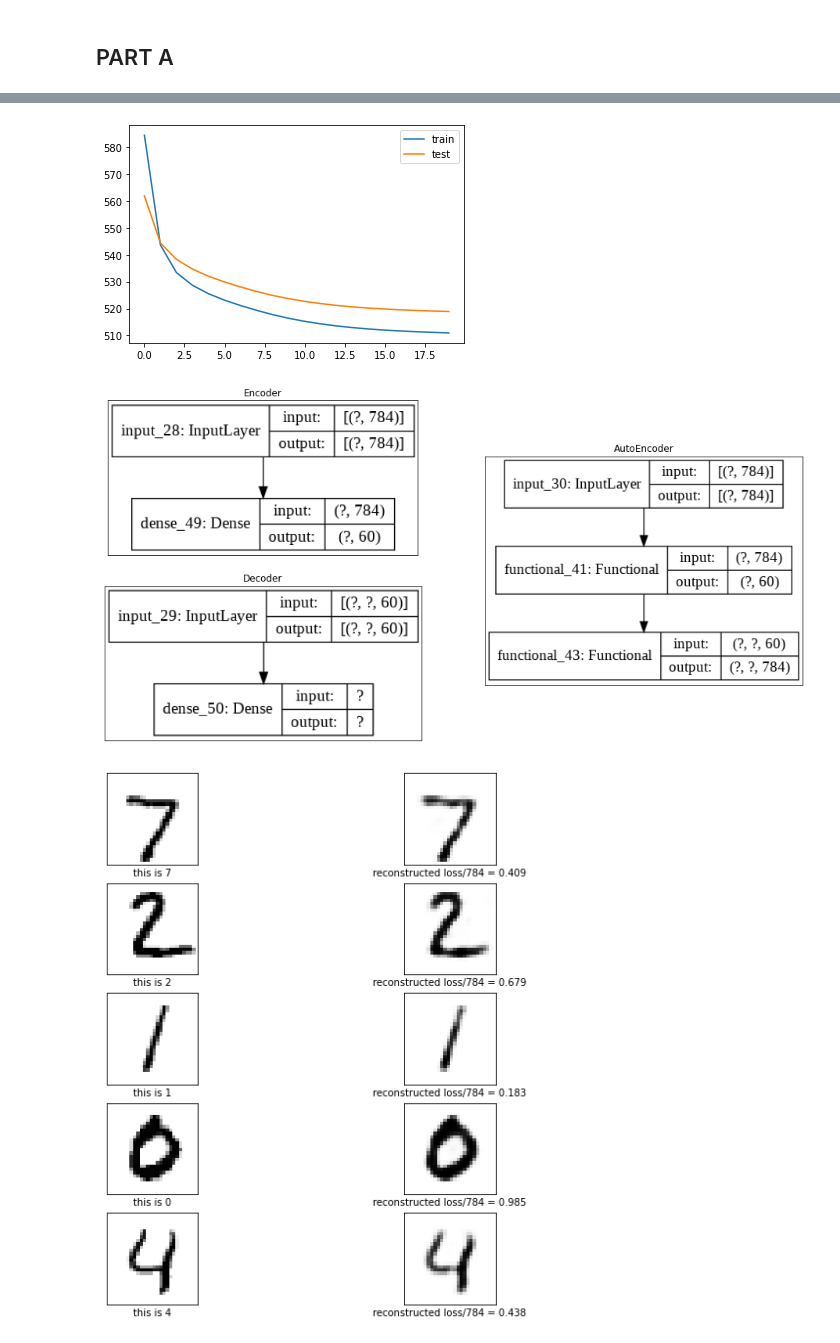
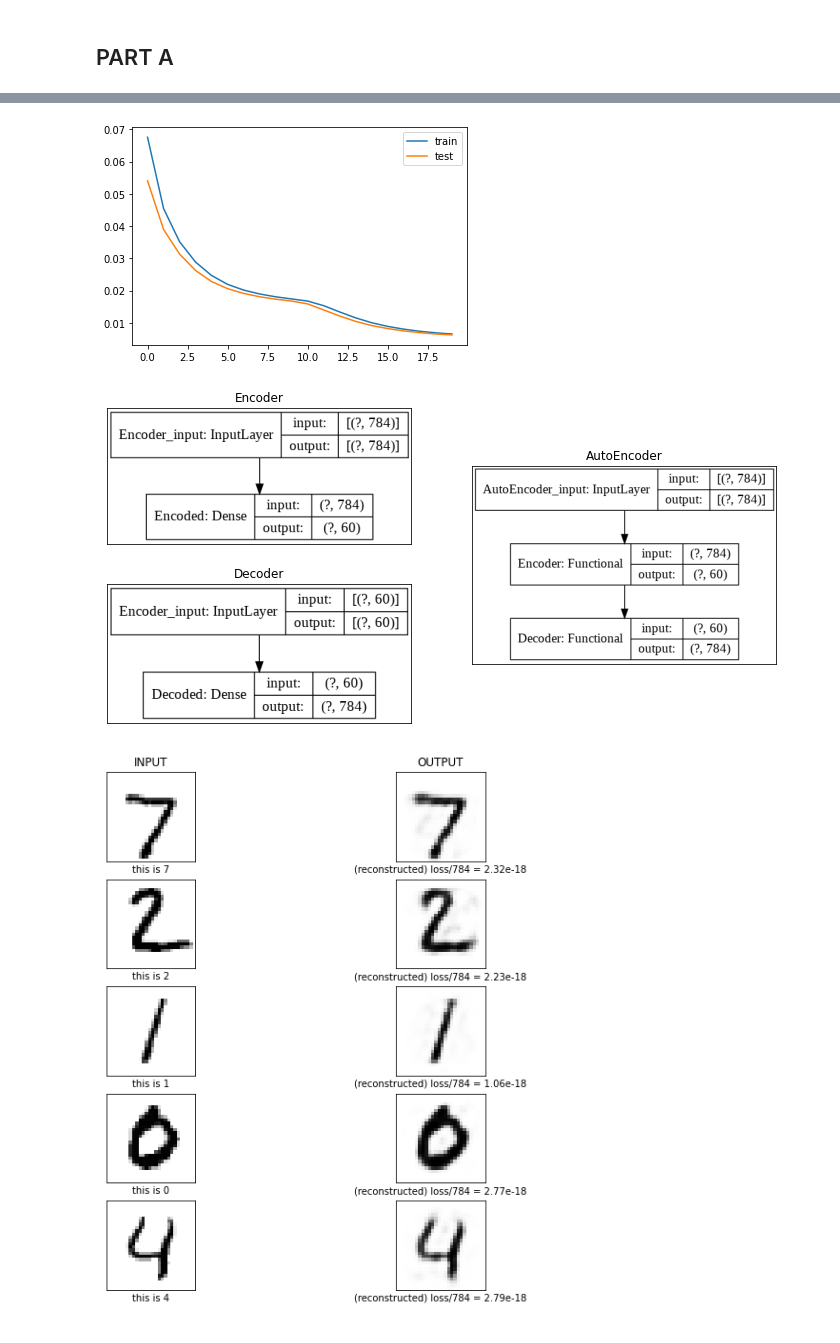
Before and after one commit to MohammadRaziei/Deep-Learning-Cource, a Jupyter notebook: HW03/Q6/HW03_Q6.ipynb, the cells around one changed output, grey strips where cells are left out. Saved outputs shown, nothing was run; the diff lists cells and outputs as text; code cells hidden in the pictures.

```diff
--- a/HW03/Q6/HW03_Q6.ipynb
+++ b/HW03/Q6/HW03_Q6.ipynb
@@ -53,19 +58,19 @@ data_dim = data_train.shape[1];
 # %%
 # Make encoder:
-encoder_input = Input(shape=(data_dim))
-encoded = Dense(60, activation="sigmoid")(encoder_input)
-encoder_model = Model(encoder_input, encoded)
+encoder_input = Input(shape=(data_dim), name='Encoder_input')
+encoded = Dense(60, activation="sigmoid", name='Encoded')(encoder_input)
+encoder_model = Model(encoder_input, encoded, name='Encoder')
 
 # Make decoder:
-decoder_input = Input(shape=encoded.shape)
-decoded  = Dense(data_dim, activation="sigmoid")(decoder_input)
-decoder_model = Model(decoder_input, decoded)
+decoder_input = Input(shape=encoded.shape[1:], name='Encoder_input')
+decoded  = Dense(data_dim, activation="sigmoid", name='Decoded')(decoder_input)
+decoder_model = Model(decoder_input, decoded, name='Decoder')
 
 # Make autoencoder:
-ae_input = Input(shape=(data_dim))
+ae_input = Input(shape=(data_dim), name='AutoEncoder_input')
 ae_encoded = encoder_model(ae_input)
 ae_decoded = decoder_model(ae_encoded)
-autoencoder_model = Model(inputs=ae_input, outputs=ae_decoded)
+autoencoder_model = Model(inputs=ae_input, outputs=ae_decoded, name='AutoEncoder')
 
 autoencoder_model.compile(optimizer='adam',
               loss=MeanSquaredError(),
@@ -104,6 +111,6 @@ plt.plot(history.history['val_loss'], label='test')
 plt.legend()
 plt.show()
 # %% [output]
-[figure, old version]
+[figure, new version]
 # %%
 # plot the autoencoder
@@ -123,39 +123,43 @@ def plot_image(img, method=None):
 # %%
-from keras.preprocessing.image import load_img
-plt.rcParams['figure.figsize'] = [16, 8]
+# plt.rcParams['figure.figsize'] = [16, 8]
+plt.figure(figsize=(12,6))
 
 # Encoder:
 plt.subplot(2,2,1)
-plot_image(load_img('encoder_model.png'))
+plot_image(load_img('shallow_encoder_model.png'))
 plt.title('Encoder')
 # Decoder:
 plt.subplot(2,2,3)
-plot_image(load_img('decoder_model.png'))
+plot_image(load_img('shallow_decoder_model.png'))
 plt.title('Decoder')
 # Autoencoder:
 plt.subplot2grid((2, 2), (0, 1), rowspan=2)
-plot_image(load_img('autoencoder_model.png'))
+plot_image(load_img('shallow_autoencoder_model.png'))
 plt.title('AutoEncoder')
 
 # show
 plt.show()
 # %% [output]
-[figure, old version]
+[figure, new version]
 # %%
 # make prediction on test set
 data_reconst = autoencoder_model.predict(data_test).reshape(x_test.shape)
 scale = x_test.shape[1]*x_test.shape[2]
 
 plt.figure(figsize=(10,10))
 for i in range(5):
     plt.subplot(5,2,2*i+1)
+    if(i == 0):
+      plt.title('INPUT')
     plot_image(x_test[i])
     plt.xlabel("this is {}".format(y_test[i]))
 
     plt.subplot(5,2,2*i+2)
+    if(i == 0):
+      plt.title('OUTPUT')
     plot_image(data_reconst[i])
     score, acc = autoencoder_model.evaluate(data_test[i].reshape(1, *data_test[i].shape), data_reconst[i].reshape(1,*data_test[i].shape), verbose=0)
-    plt.xlabel("reconstructed loss/{1} = {0:0.3f}".format(score/scale, scale))
+    plt.xlabel("(reconstructed) loss/{1} = {0:0.2e}".format(score/scale, scale))
 plt.show()
 # %% [output]
-[figure, old version]
+[figure, new version]
```
Also changed, not shown: parts of 37 cells of this notebook.
